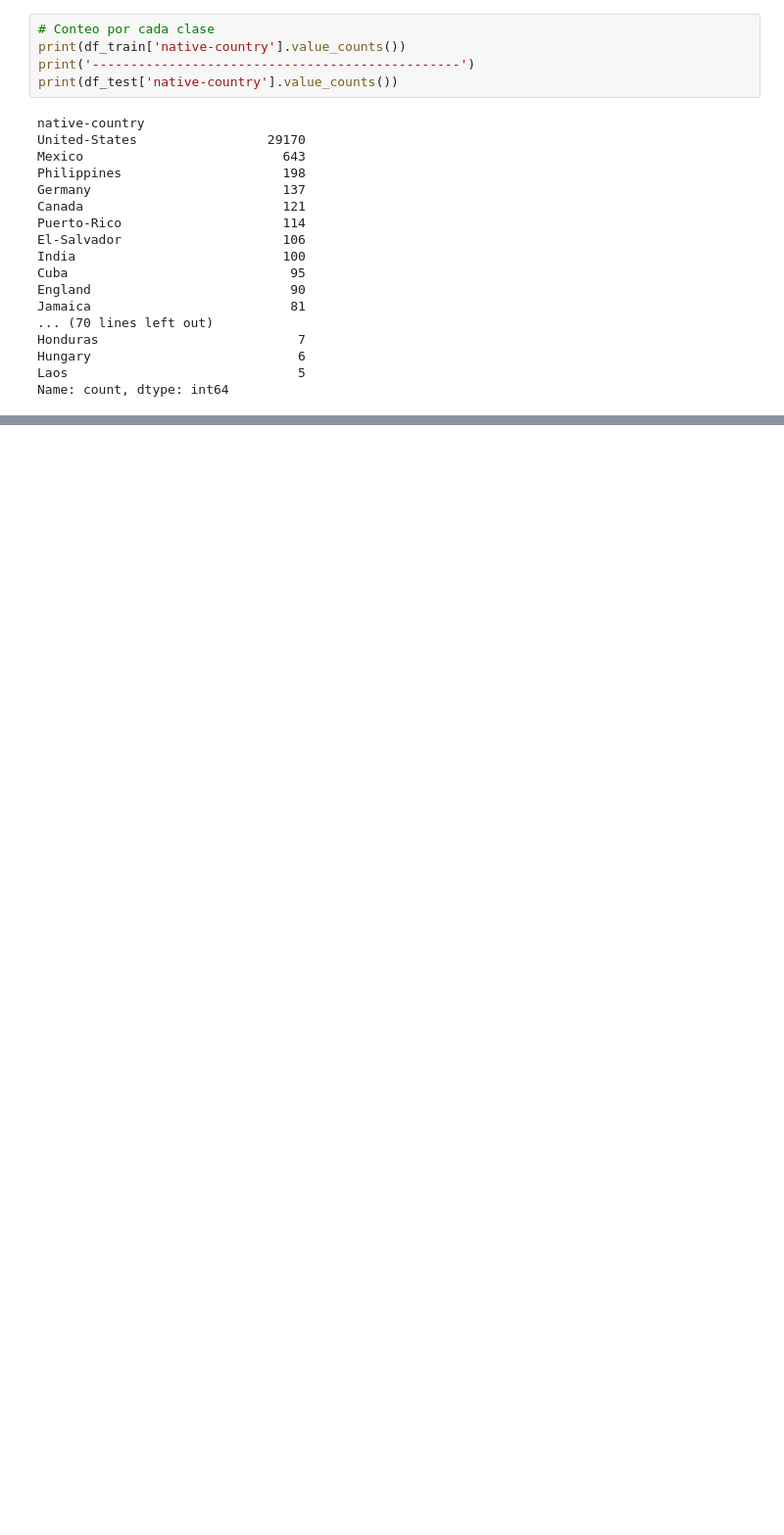
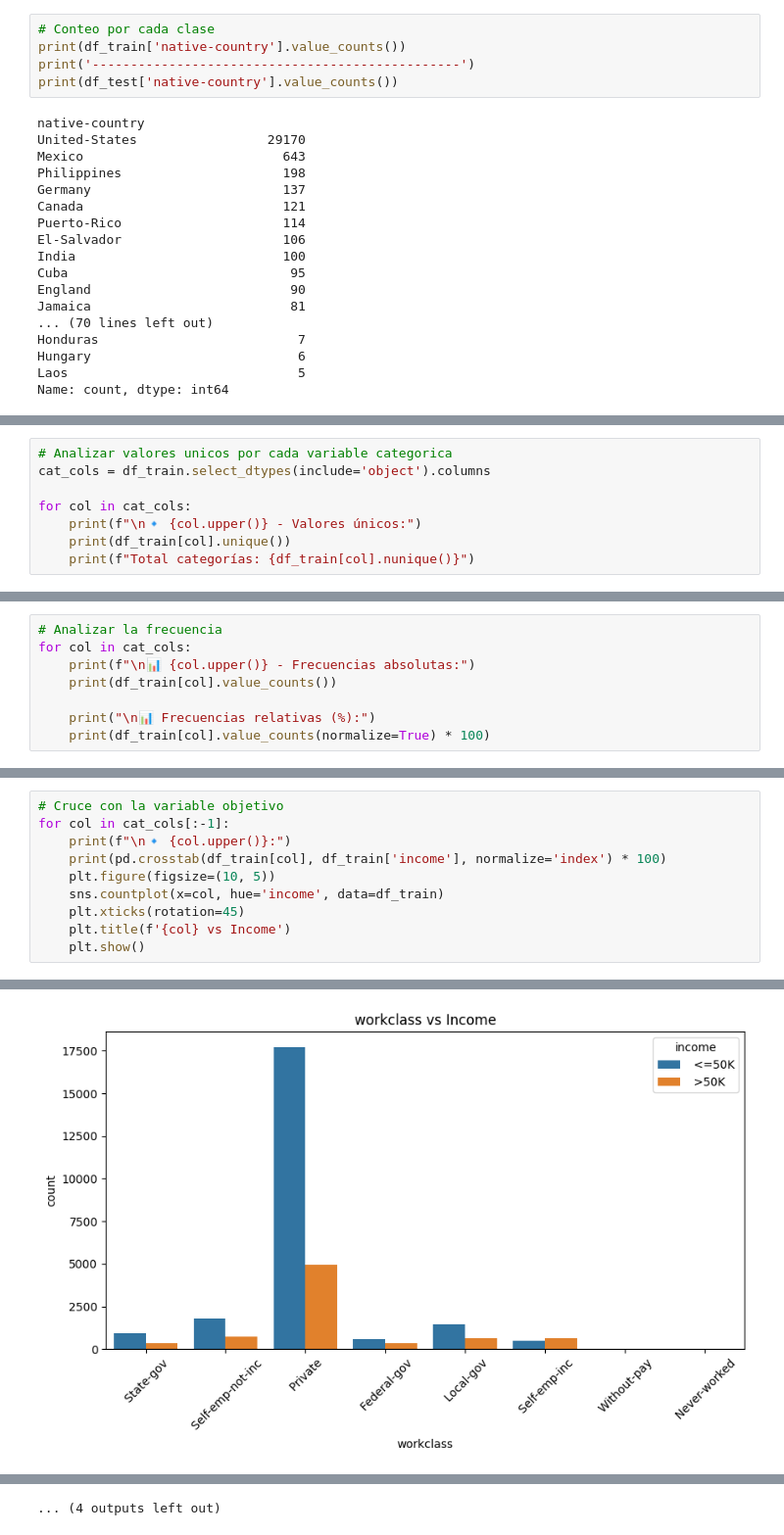
Before and after one commit to roberto-fh/rfh_testdatascience_1, a Jupyter notebook: notebooks/EDA.ipynb, the cells around one changed output, grey strips where cells are left out. Shown at 98% size. Saved outputs shown, nothing was run; the diff lists cells and outputs as text; blank space fills up the shorter version.

```diff
--- a/notebooks/EDA.ipynb
+++ b/notebooks/EDA.ipynb
@@ -344,0 +352,8 @@ Name: count, dtype: int64
+# %%
+# Analizar valores unicos por cada variable categorica
+cat_cols = df_train.select_dtypes(include='object').columns
+
+for col in cat_cols:
+    print(f"\n🔹 {col.upper()} - Valores únicos:")
+    print(df_train[col].unique())
+    print(f"Total categorías: {df_train[col].nunique()}")
@@ -344,0 +378,8 @@ Name: count, dtype: int64
+# %%
+# Analizar la frecuencia
+for col in cat_cols:
+    print(f"\n📊 {col.upper()} - Frecuencias absolutas:")
+    print(df_train[col].value_counts())
+
+    print("\n📊 Frecuencias relativas (%):")
+    print(df_train[col].value_counts(normalize=True) * 100)
@@ -344,0 +404,11 @@ Name: count, dtype: int64
+# %%
+# Cruce con la variable objetivo
+for col in cat_cols[:-1]:
+    print(f"\n🔹 {col.upper()}:")
+    print(pd.crosstab(df_train[col], df_train['income'], normalize='index') * 100)
+    plt.figure(figsize=(10, 5))
+    sns.countplot(x=col, hue='income', data=df_train)
+    plt.xticks(rotation=45)
+    plt.title(f'{col} vs Income')
+    plt.show()
+# %% [output]
@@ -344,0 +426 @@ Name: count, dtype: int64
+[figure, added]
@@ -344,0 +495 @@ Name: count, dtype: int64
+... (4 outputs left out)
```
Also changed, not shown: parts of 43 cells of this notebook, 1 other file.
